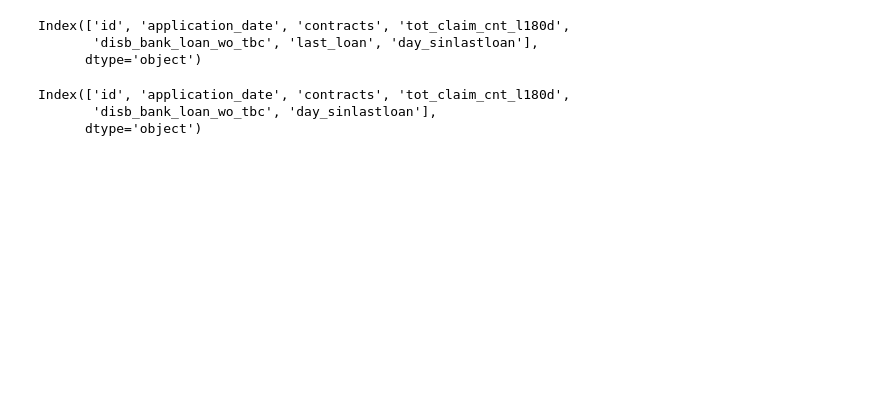
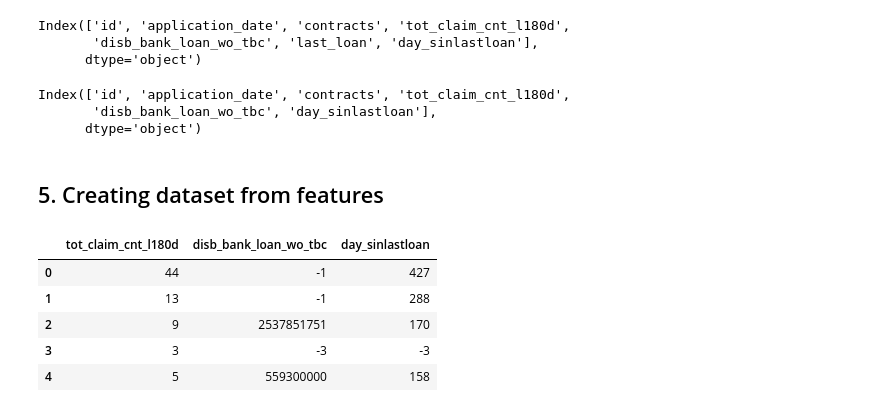
Before and after one commit to sardorboboshov/DE_python_assessment, a Jupyter notebook: DE_python_Boboshov_Sardor.ipynb, the cells around one changed output. Cells and saved outputs as stored; diff of their text form; code cells hidden in the pictures; blank space fills up the shorter version.

Commit message:
fixing some bugs and adding uploading dataset code

```diff
--- a/DE_python_Boboshov_Sardor.ipynb
+++ b/DE_python_Boboshov_Sardor.ipynb
@@ -362,3 +384,5 @@ df.columns
 Index(['id', 'application_date', 'contracts', 'tot_claim_cnt_l180d',
        'disb_bank_loan_wo_tbc', 'day_sinlastloan'],
       dtype='object')
+# %% [markdown]
+## 5. Creating dataset from features
@@ -364,0 +394,10 @@ Index(['id', 'application_date', 'contracts', 'tot_claim_cnt_l180d',
+# %%
+con_fet = pd.read_csv('contract_features.csv')
+con_fet.head()
+# %% [output]
+|  | tot_claim_cnt_l180d | disb_bank_loan_wo_tbc | day_sinlastloan |
+| 0 | 44 | -1 | 427 |
+| 1 | 13 | -1 | 288 |
+| 2 | 9 | 2537851751 | 170 |
+| 3 | 3 | -3 | -3 |
+| 4 | 5 | 559300000 | 158 |
```
Also changed, not shown: parts of 11 cells of this notebook.
